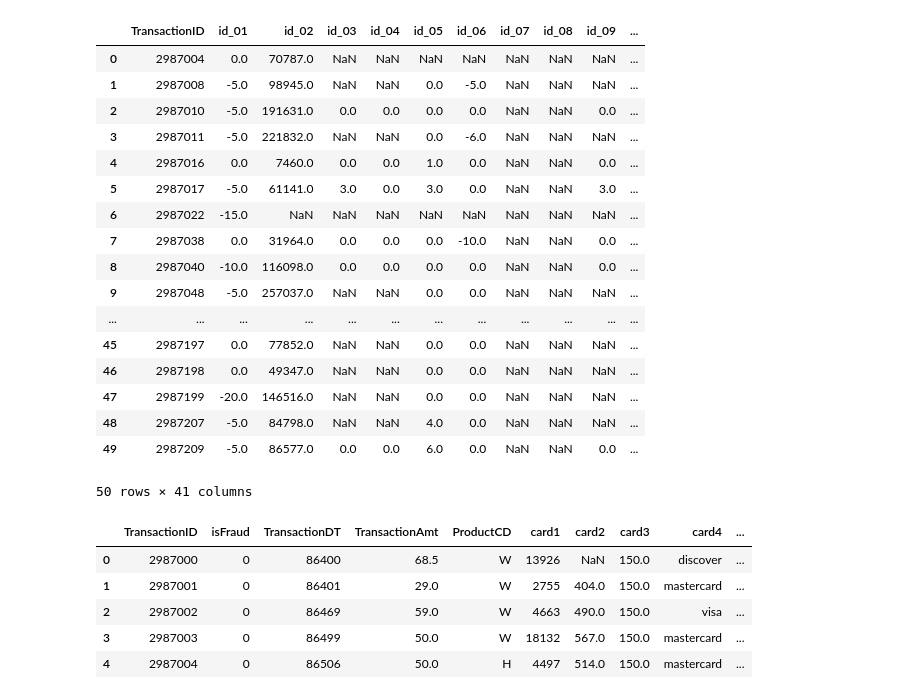
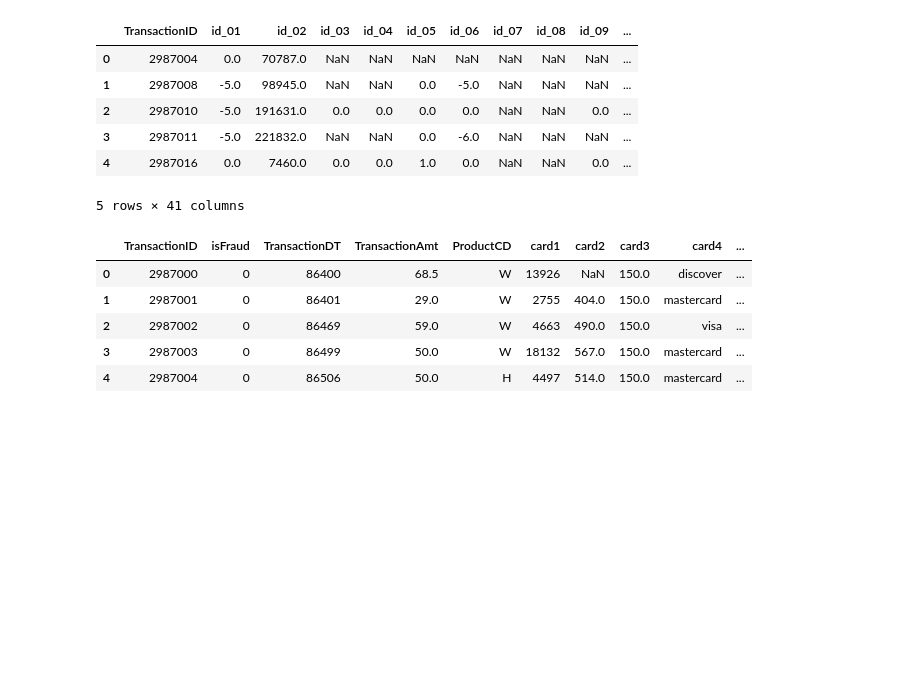
Before and after one commit to darekarsam/Kaggle, a Jupyter notebook: ieee-fraud-detection/Sandbox.ipynb, the cells around one changed output. Cells and saved outputs as stored; diff of their text form; code cells hidden in the pictures; blank space fills up the shorter version.

```diff
--- a/ieee-fraud-detection/Sandbox.ipynb
+++ b/ieee-fraud-detection/Sandbox.ipynb
@@ -1,27 +8,15 @@
 # %%
-import pandas as pd
 train_identity = pd.read_csv("train_identity.csv")
 train_transaction = pd.read_csv("train_transaction.csv")
-train_identity.head(50)
+train_identity.head()
 # %% [output]
 |  | TransactionID | id_01 | id_02 | id_03 | id_04 | id_05 | id_06 | id_07 | id_08 | id_09 | ... |
 | 0 | 2987004 | 0.0 | 70787.0 | NaN | NaN | NaN | NaN | NaN | NaN | NaN | ... |
 | 1 | 2987008 | -5.0 | 98945.0 | NaN | NaN | 0.0 | -5.0 | NaN | NaN | NaN | ... |
 | 2 | 2987010 | -5.0 | 191631.0 | 0.0 | 0.0 | 0.0 | 0.0 | NaN | NaN | 0.0 | ... |
 | 3 | 2987011 | -5.0 | 221832.0 | NaN | NaN | 0.0 | -6.0 | NaN | NaN | NaN | ... |
 | 4 | 2987016 | 0.0 | 7460.0 | 0.0 | 0.0 | 1.0 | 0.0 | NaN | NaN | 0.0 | ... |
-| 5 | 2987017 | -5.0 | 61141.0 | 3.0 | 0.0 | 3.0 | 0.0 | NaN | NaN | 3.0 | ... |
-| 6 | 2987022 | -15.0 | NaN | NaN | NaN | NaN | NaN | NaN | NaN | NaN | ... |
-| 7 | 2987038 | 0.0 | 31964.0 | 0.0 | 0.0 | 0.0 | -10.0 | NaN | NaN | 0.0 | ... |
-| 8 | 2987040 | -10.0 | 116098.0 | 0.0 | 0.0 | 0.0 | 0.0 | NaN | NaN | 0.0 | ... |
-| 9 | 2987048 | -5.0 | 257037.0 | NaN | NaN | 0.0 | 0.0 | NaN | NaN | NaN | ... |
-| ... | ... | ... | ... | ... | ... | ... | ... | ... | ... | ... | ... |
-| 45 | 2987197 | 0.0 | 77852.0 | NaN | NaN | 0.0 | 0.0 | NaN | NaN | NaN | ... |
-| 46 | 2987198 | 0.0 | 49347.0 | NaN | NaN | 0.0 | 0.0 | NaN | NaN | NaN | ... |
-| 47 | 2987199 | -20.0 | 146516.0 | NaN | NaN | 0.0 | 0.0 | NaN | NaN | NaN | ... |
-| 48 | 2987207 | -5.0 | 84798.0 | NaN | NaN | 4.0 | 0.0 | NaN | NaN | NaN | ... |
-| 49 | 2987209 | -5.0 | 86577.0 | 0.0 | 0.0 | 6.0 | 0.0 | NaN | NaN | 0.0 | ... |
-50 rows × 41 columns
+5 rows × 41 columns
 # %%
 train_transaction.head()
 # %% [output]
```
Also changed, not shown: parts of 4 cells of this notebook.
